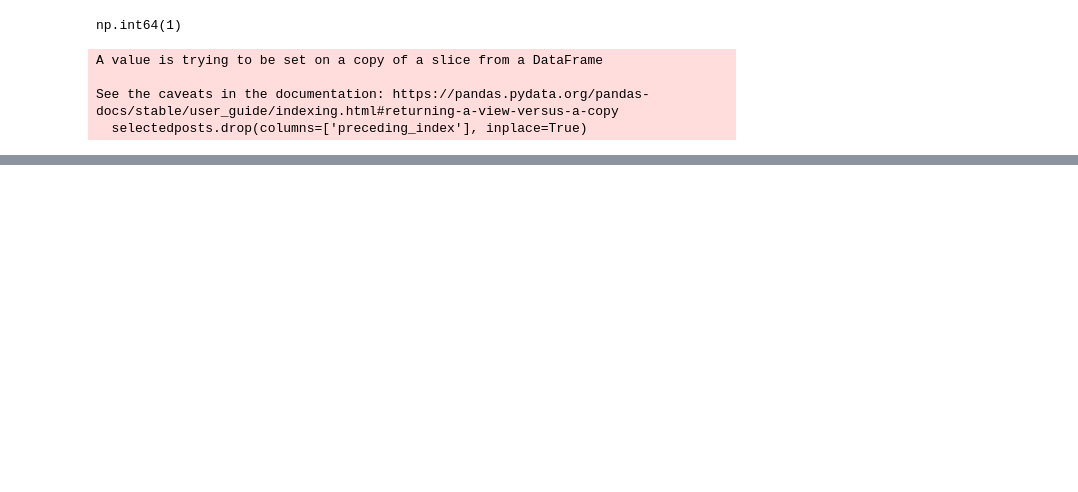
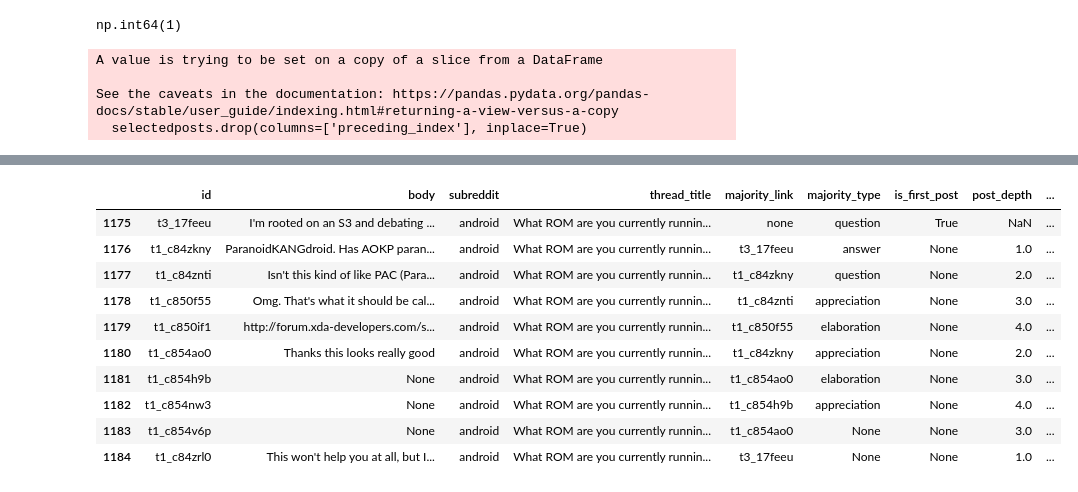
Before and after one commit to cl-trier/TWON-Exploration, a Jupyter notebook: 36--Expansion-Difference-Diversity-of-Coarse-Discourse.ipynb, the cells around one changed output, grey strips where cells are left out. Drawn from its saved outputs; the diff is of its cells as text; code cells hidden in the pictures; blank space fills up the shorter version.

```diff
--- a/36--Expansion-Difference-Diversity-of-Coarse-Discourse.ipynb
+++ b/36--Expansion-Difference-Diversity-of-Coarse-Discourse.ipynb
@@ -220,0 +282,4 @@ expanded_posts.post_expansion.to_list()
+# %%
+selectedpostshead = selectedposts.head(10)
+expanded_posts.index = selectedpostshead.index
+selectedpostshead = selectedpostshead.join(expanded_posts)
@@ -220,0 +333,27 @@ expanded_posts.post_expansion.to_list()
+# %%
+#test low temperature claims per comment:
+chunked_result: typing.List[pd.DataFrame] = []
+for index, row in tqdm.tqdm(selectedpostshead.iterrows()):
+    try:
+        chunked_result.append(
+            pd.DataFrame(
+                data=[
+                    requests.post(
+                        'https://inf.cl.uni-trier.de/',
+                        json={
+                            'model': MODEL,
+                            'system': SYSTEM_claim,
+                            'prompt': f'The following set of social media posts are replies to a news- or infotainment-post. '
+                                    + f'Check whether your answer strictly adheres to the specified format. \n"Posts":\n<{row["post_expansion"]}>',
+                            'options': options_zero
+                            }).json()['response']
+                ],
+                columns=['claims']
+            )
+        )
+
+    except json.JSONDecodeError:
+        print("invalid json response, skipping to next batch")
+# %%
+claims = pd.concat(chunked_result, ignore_index=True)
+print(claims)
@@ -220,0 +372,17 @@ expanded_posts.post_expansion.to_list()
+# %%
+claims.index = selectedpostshead.index
+selectedpostshead.loc[:, "claims"] = claims
+# %%
+selectedpostshead
+# %% [output]
+|  | id | body | subreddit | thread_title | majority_link | majority_type | is_first_post | post_depth | ... |
+| 1175 | t3_17feeu | I'm rooted on an S3 and debating ... | android | What ROM are you currently runnin... | none | question | True | NaN | ... |
+| 1176 | t1_c84zkny | ParanoidKANGdroid. Has AOKP paran... | android | What ROM are you currently runnin... | t3_17feeu | answer | None | 1.0 | ... |
+| 1177 | t1_c84znti | Isn't this kind of like PAC (Para... | android | What ROM are you currently runnin... | t1_c84zkny | question | None | 2.0 | ... |
+| 1178 | t1_c850f55 | Omg. That's what it should be cal... | android | What ROM are you currently runnin... | t1_c84znti | appreciation | None | 3.0 | ... |
+| 1179 | t1_c850if1 | http://forum.xda-developers.com/s... | android | What ROM are you currently runnin... | t1_c850f55 | elaboration | None | 4.0 | ... |
+| 1180 | t1_c854ao0 | Thanks this looks really good | android | What ROM are you currently runnin... | t1_c84zkny | appreciation | None | 2.0 | ... |
+| 1181 | t1_c854h9b | None | android | What ROM are you currently runnin... | t1_c854ao0 | elaboration | None | 3.0 | ... |
+| 1182 | t1_c854nw3 | None | android | What ROM are you currently runnin... | t1_c854h9b | appreciation | None | 4.0 | ... |
+| 1183 | t1_c854v6p | None | android | What ROM are you currently runnin... | t1_c854ao0 | None | None | 3.0 | ... |
+| 1184 | t1_c84zrl0 | This won't help you at all, but I... | android | What ROM are you currently runnin... | t3_17feeu | None | None | 1.0 | ... |
```
Also changed, not shown: parts of 20 cells of this notebook, 12 other files.
